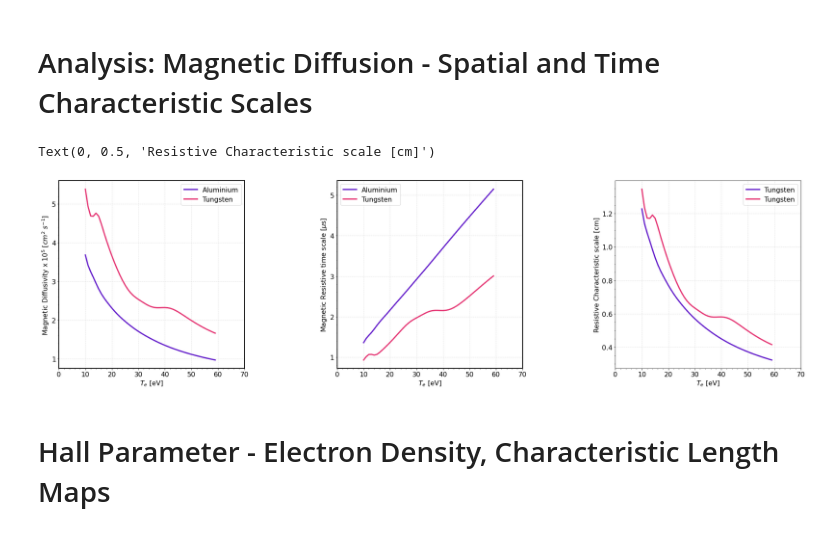
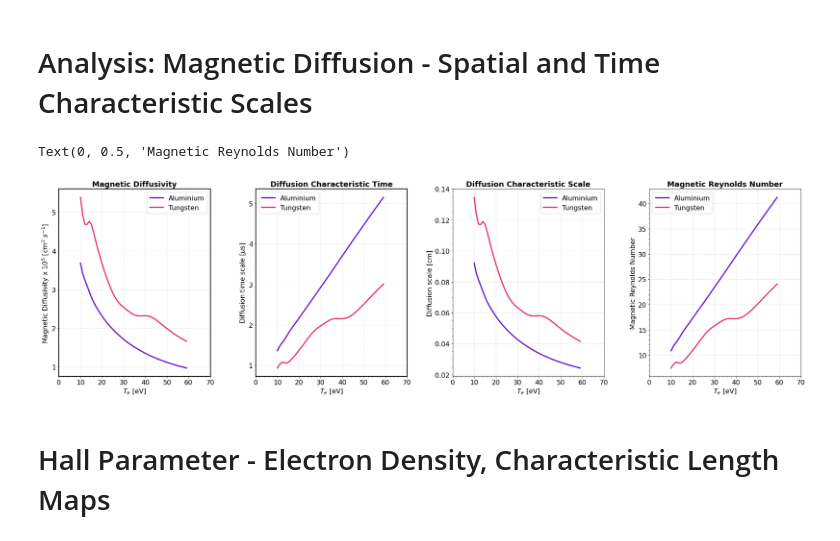
Before and after one commit to stemerlini/MagnetoRT, a Jupyter notebook: MagnetoRT.ipynb, the cells around one changed output. Saved outputs shown, nothing was run; the diff lists cells and outputs as text; code cells hidden in the pictures.

Commit message:
Fixed units -- add Reynolds Number

```diff
--- a/MagnetoRT.ipynb
+++ b/MagnetoRT.ipynb
@@ -360,37 +443,51 @@ Text(0, 0.5, 'Ion Larmor Radius x $10^{-4}$ [cm]')
 # %%
 # PRETTY PLOT
 # --------------------------------------------------------------------------------------
 fig = plt.figure(figsize=(32,8.3))
-gs  = fig.add_gridspec(ncols=3, nrows=1,hspace=0,wspace=0.5)
+gs  = fig.add_gridspec(ncols=4, nrows=1,hspace=0,wspace=0.3)
 ax  = gs.subplots()
 
 for axis in ['top','bottom','left','right']:
     ax[0].spines[axis].set_linewidth(2)
     ax[1].spines[axis].set_linewidth(2)
+    ax[2].spines[axis].set_linewidth(2)
+    ax[3].spines[axis].set_linewidth(2)
 
 ax[0].plot(Te, al.Dm*1e-5, lw = '3', color = '#611ACA',label='Aluminium')
 ax[1].plot(Te, 1/(al.Dm*2)*1e6, lw = '3', color = '#611ACA',label='Aluminium')
-ax[2].plot(Te, al.Leta, lw = '3', color = '#611ACA',label='Tungsten')
+ax[2].plot(Te, al.Leta, lw = '3', color = '#611ACA',label='Aluminium')
+ax[3].plot(Te, al.Re_m, lw = '3', color = '#611ACA',label='Aluminium')
+
 
 ax[0].plot(Te, w.Dm*1e-5, lw = '3', color = '#E53271',label='Tungsten')
 ax[1].plot(Te, 1/(w.Dm*2)*1e6, lw = '3', color = '#E53271',label='Tungsten')
 ax[2].plot(Te, w.Leta, lw = '3', color = '#E53271',label='Tungsten')
+ax[3].plot(Te, w.Re_m, lw = '3', color = '#E53271',label='Tungsten')
+
+
+ax[0].set_title('Magnetic Diffusivity', fontsize = 18,  weight = 'bold')
+ax[1].set_title('Diffusion Characteristic Time', fontsize = 18,  weight = 'bold')
+ax[2].set_title('Diffusion Characteristic Scale', fontsize = 18,  weight = 'bold')
+ax[3].set_title('Magnetic Reynolds Number', fontsize = 18,  weight = 'bold')
+
+
 
 
 for axis in ax:
     axis.set_xlim([0,70])
     axis.set_xticks(np.arange(0,71,10))
     axis.tick_params(labelsize=16)
     axis.grid(True, linestyle='--', alpha = 0.4)
     axis.set_xlabel(r'$T_e$ [eV]', fontsize=16)
     axis.minorticks_on()
     axis.legend(loc = 'best', fontsize = 16)
 
 ax[0].set_ylabel(r'Magnetic Diffusivity x $10^{5}$ [$cm^2$ $s^{-1}$] ', fontsize=16)
-ax[1].set_ylabel(r'Magnetic Resistive time scale [$\mu$s]', fontsize=16)
-ax[2].set_ylabel(r'Resistive Characteristic scale [cm]', fontsize=16)
+ax[1].set_ylabel(r'Diffusion time scale [$\mu$s]', fontsize=16)
+ax[2].set_ylabel(r'Diffusion scale [cm]', fontsize=16)
+ax[3].set_ylabel(r'Magnetic Reynolds Number', fontsize=16)
 # %% [output]
-Text(0, 0.5, 'Resistive Characteristic scale [cm]')
+Text(0, 0.5, 'Magnetic Reynolds Number')
-[figure, old version]
+[figure, new version]
 # %% [markdown]
 # Hall Parameter - Electron Density, Characteristic Length Maps
```
Also changed, not shown: parts of 7 cells of this notebook.
